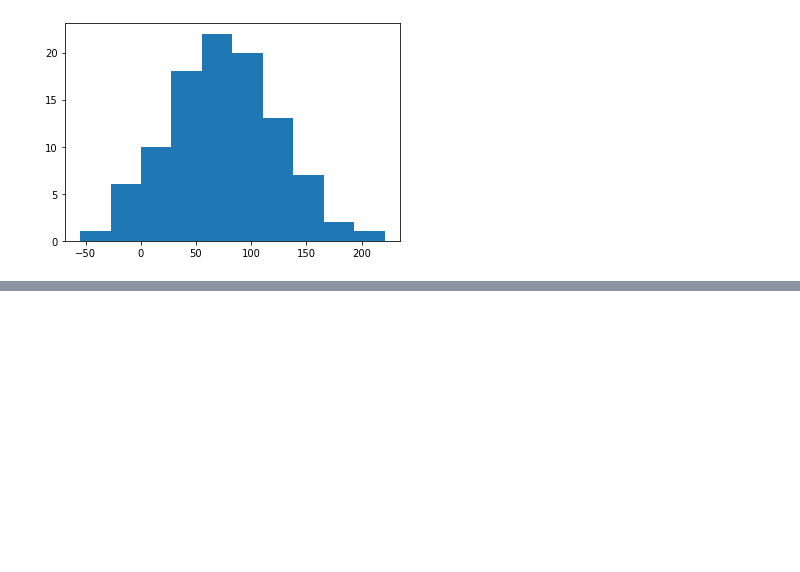
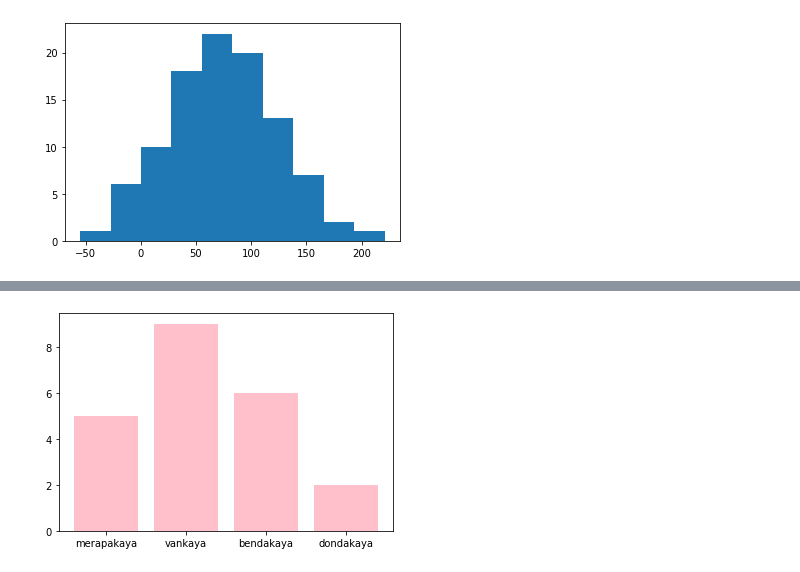
Before and after one commit to VU21CSEN0100037/PYTHON, a Jupyter notebook: Mathplot_PROGRAMS.ipynb, the cells around one changed output, grey strips where cells are left out. Cells and saved outputs as stored; diff of their text form; code cells hidden in the pictures; blank space fills up the shorter version.

```diff
--- a/Mathplot_PROGRAMS.ipynb
+++ b/Mathplot_PROGRAMS.ipynb
@@ -41,0 +62,9 @@ plt.show()
+# %%
+import matplotlib.pyplot as plt
+import numpy as np
+vegtables = np.array(["merapakaya", "vankaya", "bendakaya", "dondakaya"])
+curry= np.array([5, 9, 6, 2])
+plt.bar(vegtables, curry, color = "pink")
+plt.show()
+# %% [output]
+[figure, added]
```
Also changed, not shown: parts of 7 cells of this notebook.
